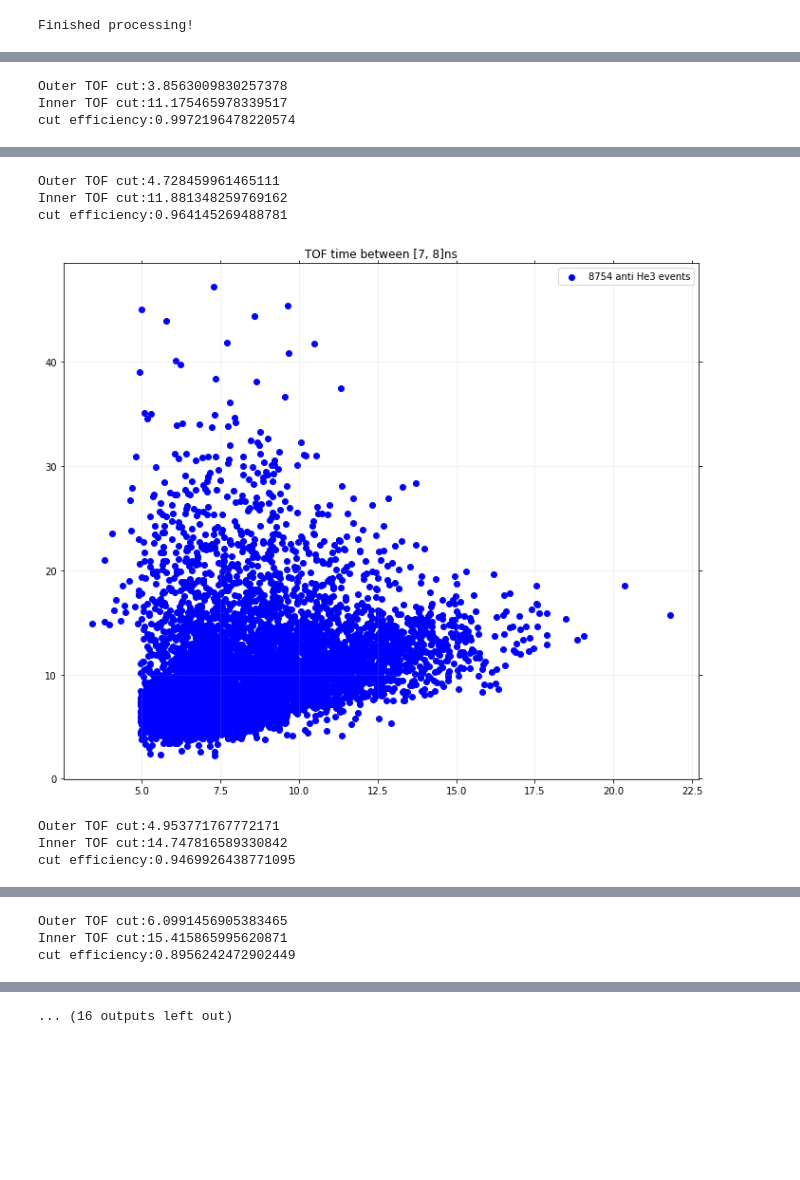
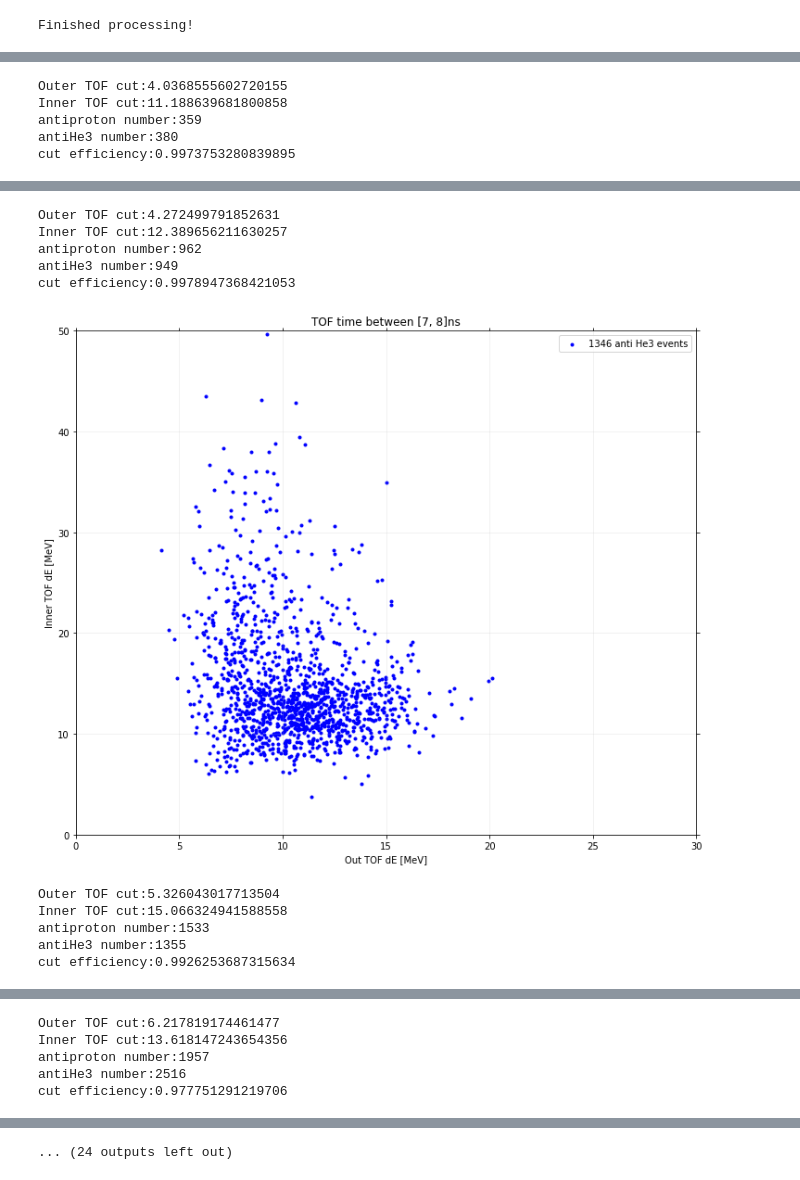
Before and after one commit to Eclipsedclaw/GRAMS, a Jupyter notebook: stats/Paper_Cut.ipynb, the cells around one changed output, grey strips where cells are left out. Drawn from its saved outputs; the diff is of its cells as text; code cells hidden in the pictures; blank space fills up the shorter version.

Commit message:
211121-update work for antiHe3 paper
Former-commit-id: f9531932f998290d2107653eace0129b23bd7447

```diff
--- a/stats/Paper_Cut.ipynb
+++ b/stats/Paper_Cut.ipynb
@@ -33,6 +34,9 @@ finish reading data!
 # %%
 sigma = 0.16    #energy resolution percentage
 deltaT = 0.5    #timing resolution/ns
+
+anti_proton = anti_proton_Old[anti_proton_Old[:, 10] == 1]
+anti_He3 = anti_He3_Old[anti_He3_Old[:, 10] == 1]
 time_pbar_err = []
 dEOut_pbar_err = []
 dEIn_pbar_err = []
@@ -41,15 +45,15 @@ time_He3bar_err = []
 dEOut_He3bar_err = []
 dEIn_He3bar_err = []
 
-for i in range(len(anti_proton_Old[:, 3])):
-    dEOut_pbar_err.append(random.gauss(anti_proton_Old[i, 1], sigma * anti_proton_Old[i, 1]))
-    dEIn_pbar_err.append(random.gauss(anti_proton_Old[i, 2], sigma * anti_proton_Old[i, 2]))
-    time_pbar_err.append(anti_proton_Old[i, 3] + deltaT * 2 * (random.random() - 0.5))
-    if(i<len(anti_He3_Old[:, 3])):
-        dEOut_He3bar_err.append(random.gauss(anti_He3_Old[i, 1], sigma * anti_He3_Old[i, 1]))
-        dEIn_He3bar_err.append(random.gauss(anti_He3_Old[i, 2], sigma * anti_He3_Old[i, 2]))
-        time_He3bar_err.append(anti_He3_Old[i, 3] + deltaT * 2 * (random.random() - 0.5))
-    print("applying error:"+str(int(100*i/len(anti_proton_Old[:, 3])))+"%", end='\r')
+for i in range(len(anti_proton[:, 3])):
+    dEOut_pbar_err.append(random.gauss(anti_proton[i, 1], sigma * anti_proton[i, 1]))
+    dEIn_pbar_err.append(random.gauss(anti_proton[i, 2], sigma * anti_proton[i, 2]))
+    time_pbar_err.append(anti_proton[i, 3] + deltaT * 2 * (random.random() - 0.5))
+    if(i<len(anti_He3[:, 3])):
+        dEOut_He3bar_err.append(random.gauss(anti_He3[i, 1], sigma * anti_He3[i, 1]))
+        dEIn_He3bar_err.append(random.gauss(anti_He3[i, 2], sigma * anti_He3[i, 2]))
+        time_He3bar_err.append(anti_He3[i, 3] + deltaT * 2 * (random.random() - 0.5))
+    print("applying error:"+str(int(100*i/len(anti_proton[:, 3])))+"%", end='\r')
 
 time_pbar_err = np.array(time_pbar_err)
 dEOut_pbar_err = np.array(dEOut_pbar_err)
@@ -80,6 +84,7 @@ plt.show()
 # %%
 start_time = 5
-for n in range(14):
+#matplotlib.rcParams.update({'font.size': 30})
+for n in range(18):
     fig = plt.figure(figsize=(12,10))
     plt.cla()
     plt.scatter(dEOut_He3bar_err[np.logical_and(time_He3bar_err >start_time+n, time_He3bar_err <start_time + 1 +n)], dEIn_He3bar_err[np.logical_and(time_He3bar_err >start_time+n, time_He3bar_err <start_time + 1 +n)], label = "anti He3 %d%% energy resolution"%(100*sigma), marker = '.', color = 'b')
@@ -87,9 +92,11 @@ for n in range(14):
     #plt.scatter(dEOut_dbar_err[np.logical_and(time_dbar_err>start_time+n, time_dbar_err<start_time + 1 +n)], dEIn_dbar_err[np.logical_and(time_dbar_err>start_time+n, time_dbar_err<start_time + 1 +n)], label = "anti deuteron 45 degree", marker = '.', color = 'lightcoral')
     plt.grid(alpha = 0.2)
     plt.legend()
-    plt.title("0 degree incoming TOF time between [{}".format(start_time+n)+", {}".format(start_time + 1 +n)+"]ns")
+    plt.title("TOF time between [{}".format(start_time+n)+", {}".format(start_time + 1 +n)+"]ns")
     plt.xlabel('Out TOF dE [MeV]')
     plt.ylabel('Inner TOF dE [MeV]')
+    plt.xlim([0, 30])
+    plt.ylim([0, 50])
     plt.show()
     time.sleep(1)
 # %% [output]
@@ -112,7 +118,9 @@ start_time = 5
 low_limit = 10
 high_limit = 11
 events_kept = 0
-for n in range(14):
+
+#matplotlib.rcParams.update({'font.size': 30})
+for n in range(18):
     fig = plt.figure(figsize=(12,10))
     N_x = []
     N_y = []
@@ -125,16 +133,22 @@ for n in range(14):
     He3bar_cut_y = dEIn_He3bar_err[np.logical_and(time_He3bar_err>start_time+n, time_He3bar_err<start_time+n+1)]
     N_x = He3bar_cut_x[np.logical_not(np.logical_and(He3bar_cut_x<cut_min_x, He3bar_cut_y<cut_min_y))]
     N_y = He3bar_cut_y[np.logical_not(np.logical_and(He3bar_cut_x<cut_min_x, He3bar_cut_y<cut_min_y))]
-    plt.scatter(N_x, N_y, color = 'b', label = '%d anti He3 events'%len(N_y))
+    plt.scatter(N_x, N_y, marker = '.', color = 'b', label = '%d anti He3 events'%len(N_y))
     plt.grid(alpha = 0.2)
+    plt.xlabel('Out TOF dE [MeV]')
+    plt.ylabel('Inner TOF dE [MeV]')
     plt.title("TOF time between [{}".format(start_time+n)+", {}".format(start_time + 1 +n)+"]ns")
     plt.legend()
+    plt.xlim([0, 30])
+    plt.ylim([0, 50])
     plt.show()
     events_kept = events_kept + len(N_y)
     print("Outer TOF cut:"+str(cut_min_x))
     print("Inner TOF cut:"+str(cut_min_y))
+    print("antiproton number:"+str(len(dEOut_pbar_err[np.logical_and(time_pbar_err >start_time+n, time_pbar_err <start_time + 1 +n)])))
+    print("antiHe3 number:"+str(len(dEOut_He3bar_err[np.logical_and(time_He3bar_err >start_time+n, time_He3bar_err <start_time + 1 +n)])))
     print("cut efficiency:"+str(len(N_x)/(len(He3bar_cut_x)+1)))
 
 print("Finished!\n %d anti He3 events been kept"%events_kept)
-print("Average cut efficiency = %d%%"%(100*events_kept/len(anti_He3_Old[:, 2])))
+print("Average cut efficiency = %d%%"%(100*events_kept/len(anti_He3[:, 2])))
 # %% [output]
@@ -142,3 +156,5 @@ print("Average cut efficiency = %d%%"%(100*events_kept/len(anti_He3_Old[:, 2])))
-Outer TOF cut:3.8563009830257378
-Inner TOF cut:11.175465978339517
-cut efficiency:0.9972196478220574
+Outer TOF cut:4.0368555602720155
+Inner TOF cut:11.188639681800858
+antiproton number:359
+antiHe3 number:380
+cut efficiency:0.9973753280839895
@@ -146,7 +162,11 @@ cut efficiency:0.9972196478220574
-Outer TOF cut:4.728459961465111
-Inner TOF cut:11.881348259769162
-cut efficiency:0.964145269488781
+Outer TOF cut:4.272499791852631
+Inner TOF cut:12.389656211630257
+antiproton number:962
+antiHe3 number:949
+cut efficiency:0.9978947368421053
-[figure, old version]
+[figure, new version]
-Outer TOF cut:4.953771767772171
-Inner TOF cut:14.747816589330842
-cut efficiency:0.9469926438771095
+Outer TOF cut:5.326043017713504
+Inner TOF cut:15.066324941588558
+antiproton number:1533
+antiHe3 number:1355
+cut efficiency:0.9926253687315634
@@ -154,3 +174,5 @@ cut efficiency:0.9469926438771095
-Outer TOF cut:6.0991456905383465
-Inner TOF cut:15.415865995620871
-cut efficiency:0.8956242472902449
+Outer TOF cut:6.217819174461477
+Inner TOF cut:13.618147243654356
+antiproton number:1957
+antiHe3 number:2516
+cut efficiency:0.977751291219706
@@ -165 +191 @@ cut efficiency:0.9281057426096275
-... (16 outputs left out)
+... (24 outputs left out)
```
Also changed, not shown: parts of 7 cells of this notebook, 1 other file.
